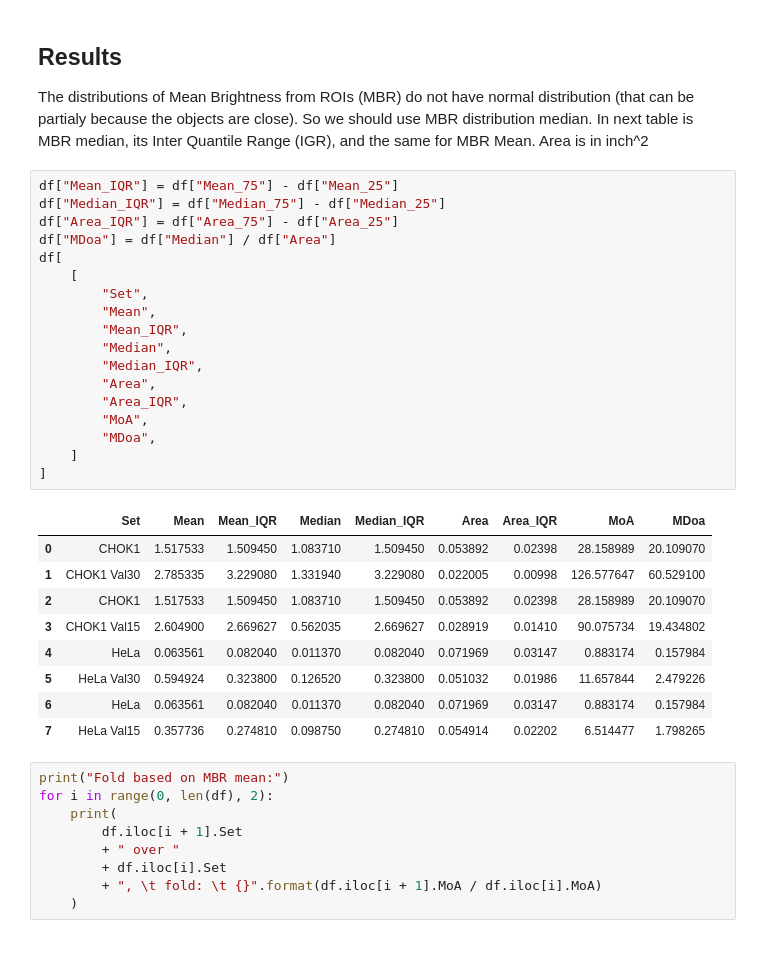
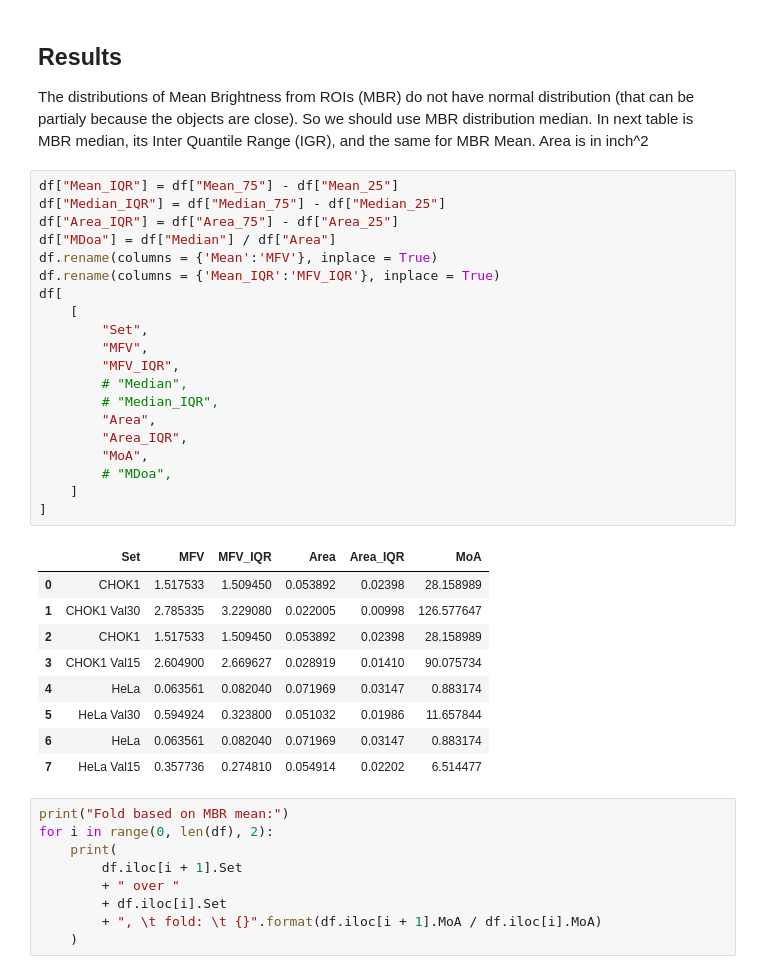
Before and after one commit to martinschatz-cz/genotoxicity-bia, a Jupyter notebook: Python_scripts/SF_dataVis_and_statistics_mean_24h.ipynb, the cells around one changed output. Drawn from its saved outputs; the diff is of its cells as text.

Commit message:
column name change

```diff
--- a/Python_scripts/SF_dataVis_and_statistics_mean_24h.ipynb
+++ b/Python_scripts/SF_dataVis_and_statistics_mean_24h.ipynb
@@ -551,31 +551,33 @@ The distributions of Mean Brightness from ROIs (MBR) do not have normal distribu
 # %%
 df["Mean_IQR"] = df["Mean_75"] - df["Mean_25"]
 df["Median_IQR"] = df["Median_75"] - df["Median_25"]
 df["Area_IQR"] = df["Area_75"] - df["Area_25"]
 df["MDoa"] = df["Median"] / df["Area"]
+df.rename(columns = {'Mean':'MFV'}, inplace = True)
+df.rename(columns = {'Mean_IQR':'MFV_IQR'}, inplace = True)
 df[
     [
         "Set",
-        "Mean",
-        "Mean_IQR",
-        "Median",
-        "Median_IQR",
+        "MFV",
+        "MFV_IQR",
+        # "Median",
+        # "Median_IQR",
         "Area",
         "Area_IQR",
         "MoA",
-        "MDoa",
+        # "MDoa",
     ]
 ]
 # %% [output]
-|  | Set | Mean | Mean_IQR | Median | Median_IQR | Area | Area_IQR | MoA | MDoa |
-| 0 | CHOK1 | 1.517533 | 1.509450 | 1.083710 | 1.509450 | 0.053892 | 0.02398 | 28.158989 | 20.109070 |
-| 1 | CHOK1 Val30 | 2.785335 | 3.229080 | 1.331940 | 3.229080 | 0.022005 | 0.00998 | 126.577647 | 60.529100 |
-| 2 | CHOK1 | 1.517533 | 1.509450 | 1.083710 | 1.509450 | 0.053892 | 0.02398 | 28.158989 | 20.109070 |
-| 3 | CHOK1 Val15 | 2.604900 | 2.669627 | 0.562035 | 2.669627 | 0.028919 | 0.01410 | 90.075734 | 19.434802 |
-| 4 | HeLa | 0.063561 | 0.082040 | 0.011370 | 0.082040 | 0.071969 | 0.03147 | 0.883174 | 0.157984 |
-| 5 | HeLa Val30 | 0.594924 | 0.323800 | 0.126520 | 0.323800 | 0.051032 | 0.01986 | 11.657844 | 2.479226 |
-| 6 | HeLa | 0.063561 | 0.082040 | 0.011370 | 0.082040 | 0.071969 | 0.03147 | 0.883174 | 0.157984 |
-| 7 | HeLa Val15 | 0.357736 | 0.274810 | 0.098750 | 0.274810 | 0.054914 | 0.02202 | 6.514477 | 1.798265 |
+|  | Set | MFV | MFV_IQR | Area | Area_IQR | MoA |
+| 0 | CHOK1 | 1.517533 | 1.509450 | 0.053892 | 0.02398 | 28.158989 |
+| 1 | CHOK1 Val30 | 2.785335 | 3.229080 | 0.022005 | 0.00998 | 126.577647 |
+| 2 | CHOK1 | 1.517533 | 1.509450 | 0.053892 | 0.02398 | 28.158989 |
+| 3 | CHOK1 Val15 | 2.604900 | 2.669627 | 0.028919 | 0.01410 | 90.075734 |
+| 4 | HeLa | 0.063561 | 0.082040 | 0.071969 | 0.03147 | 0.883174 |
+| 5 | HeLa Val30 | 0.594924 | 0.323800 | 0.051032 | 0.01986 | 11.657844 |
+| 6 | HeLa | 0.063561 | 0.082040 | 0.071969 | 0.03147 | 0.883174 |
+| 7 | HeLa Val15 | 0.357736 | 0.274810 | 0.054914 | 0.02202 | 6.514477 |
 # %%
 print("Fold based on MBR mean:")
 for i in range(0, len(df), 2):
```
Also changed, not shown: parts of 6 cells of this notebook, 2 other files.
